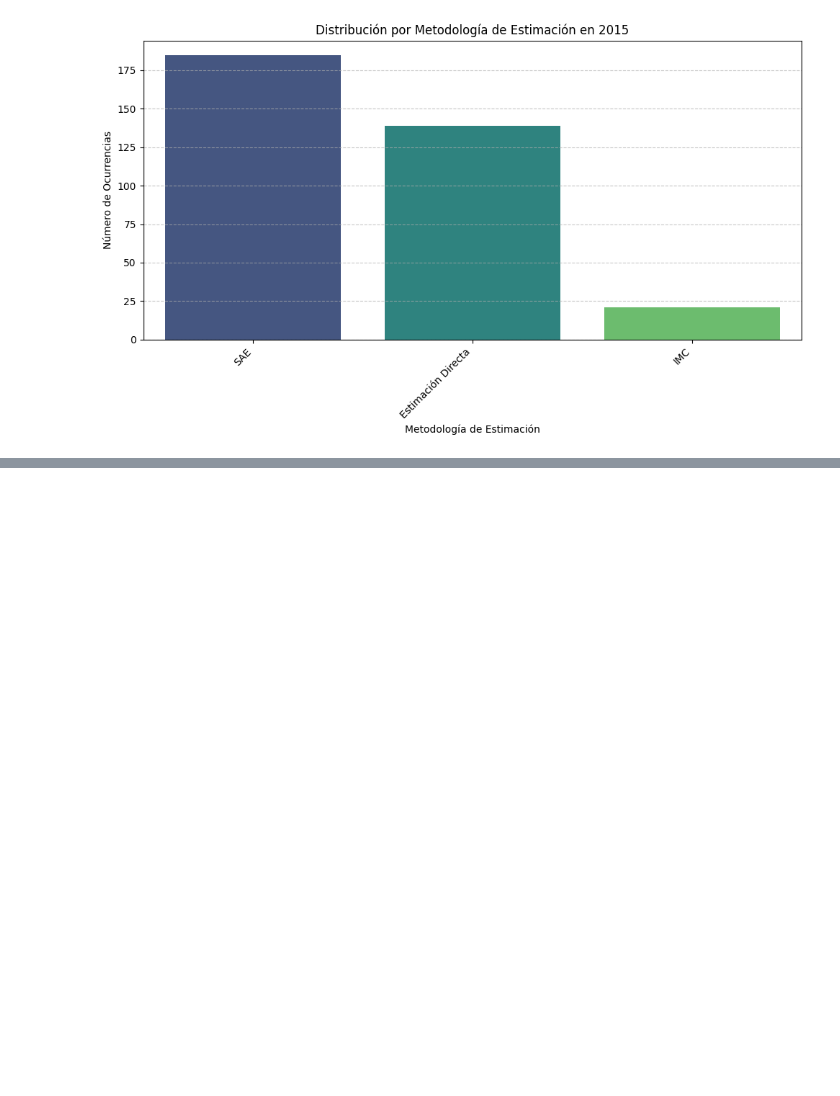
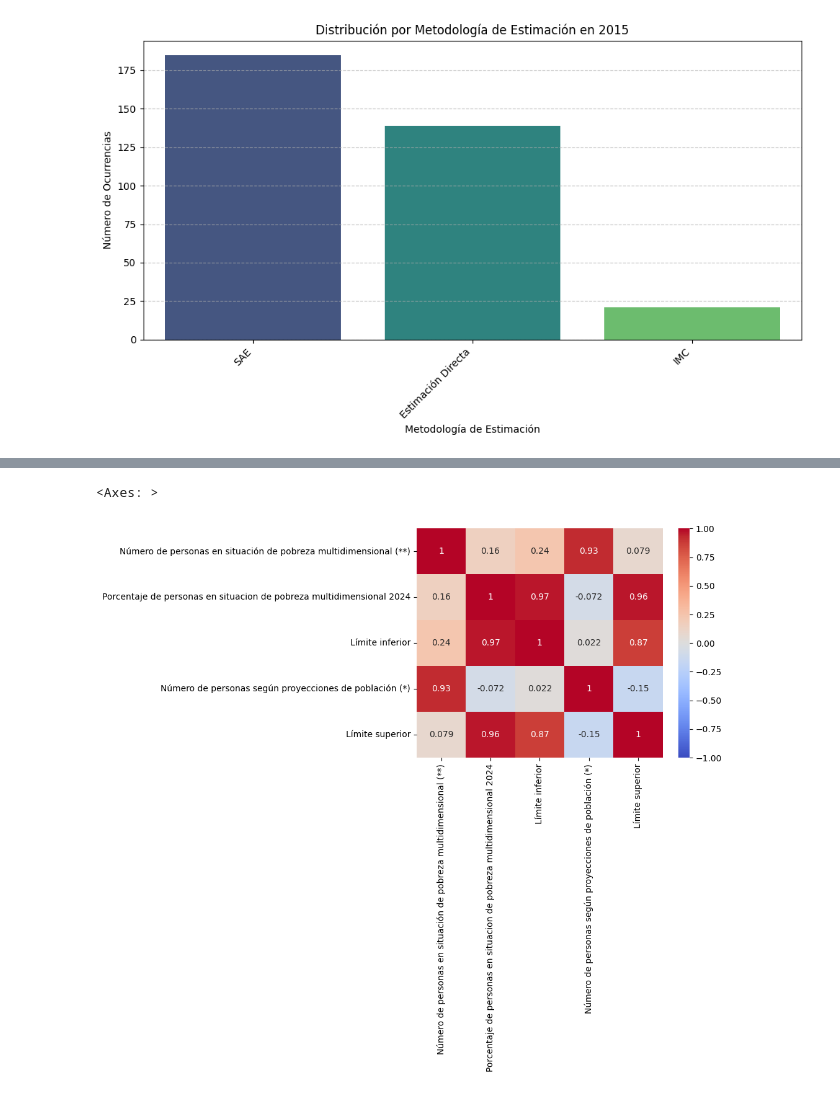
Before and after one commit to masolopa/MINERIADEDATOS, a Jupyter notebook: EV1.ipynb, the cells around one changed output, grey strips where cells are left out. Cells and saved outputs as stored; diff of their text form; code cells hidden in the pictures; blank space fills up the shorter version.

```diff
--- a/EV1.ipynb
+++ b/EV1.ipynb
@@ -820,0 +836,17 @@ Passing `palette` without assigning `hue` is deprecated and will be removed in v
+# %%
+#Correlación muy fuerte y positiva entre
+#'Número de personas en situación de pobreza multidimensional ()'** y 'Porcentaje de personas
+#en situación de pobreza multidimensional 2024'. Por la misma razón que en 2015,
+#son dos formas de medir la misma situación.
+
+#Correlación muy fuerte y positiva entre 'Límite inferior' y 'Límite superior'
+#por la misma razón que en 2015.
+
+#Correlación positiva entre 'Número de personas según proyecciones de población (*)'
+#y 'Número de personas en situación de pobreza multidimensional ()'**. Es razonable que en
+#comunas con mayor población, el número absoluto de personas en pobreza también sea mayor.
+
+sns.heatmap(df2[cnum_df2].corr(), vmin=-1 , vmax=+1, annot=True, cmap="coolwarm")
+# %% [output]
+<Axes: >
+[figure, added]
```
Also changed, not shown: parts of 1 cell of this notebook.
